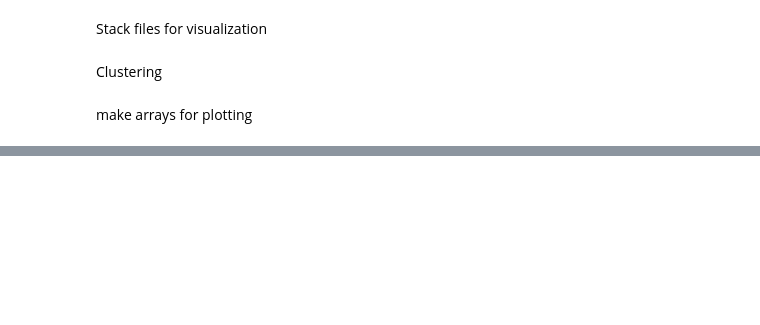
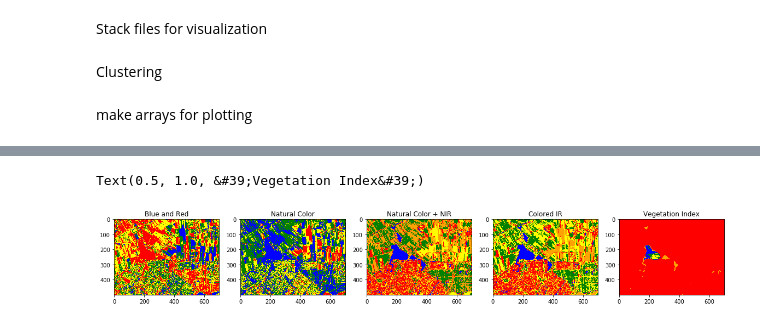
Before and after one commit to LouiseMerle/GEO1001_Assignment2, a Jupyter notebook: Assignment_2.ipynb, the cells around one changed output, grey strips where cells are left out. Cells and saved outputs as stored; diff of their text form; code cells hidden in the pictures; blank space fills up the shorter version.

```diff
--- a/Assignment_2.ipynb
+++ b/Assignment_2.ipynb
@@ -110,0 +140,9 @@ clusterBGR_10 = clustering.fit_predict(stackedBGR_10)
+# %%
+#Five clusters
+
+clustering_5 = KMeans(n_clusters=5, random_state=random)
+clusterBR_10_5 = clustering_5.fit_predict(stackedBR_10)
+clusterBGR_10_5 = clustering_5.fit_predict(stackedBGR_10)
+clusterBGRNIR_10_5 = clustering_5.fit_predict(stackedBGRNIR_10)
+cluster_veg_5 = clustering_5.fit_predict(stackedvegetation_10)
+cluster_NDVI_5 = clustering_5.fit_predict(ndvi_10)
@@ -118,0 +286,27 @@ ValueError: cannot reshape array of size 350000 into shape (700,700)
+# %%
+# Five clusters
+cmap = mc.LinearSegmentedColormap.from_list("", ['red', 'green', 'yellow', 'orange', 'blue'])
+
+fig , axes = plt.subplots(nrows = 1, ncols = 5, figsize=(20,5))
+plt.sca(axes[0])
+plt.imshow(BR_10_5, cmap=cmap)
+plt.title('Blue and Red')
+
+plt.sca(axes[1])
+plt.imshow(BGR_10_5, cmap=cmap)
+plt.title('Natural Color')
+
+plt.sca(axes[2])
+plt.imshow(BGRNIR_10_5, cmap=cmap)
+plt.title('Natural Color + NIR')
+
+plt.sca(axes[3])
+plt.imshow(veg_10_5, cmap=cmap)
+plt.title('Colored IR')
+
+plt.sca(axes[4])
+plt.imshow(ndvi_10_5, cmap=cmap)
+plt.title('Vegetation Index')
+# %% [output]
+Text(0.5, 1.0, &#39;Vegetation Index&#39;)
+[figure, added]
```
Also changed, not shown: parts of 21 cells of this notebook.
